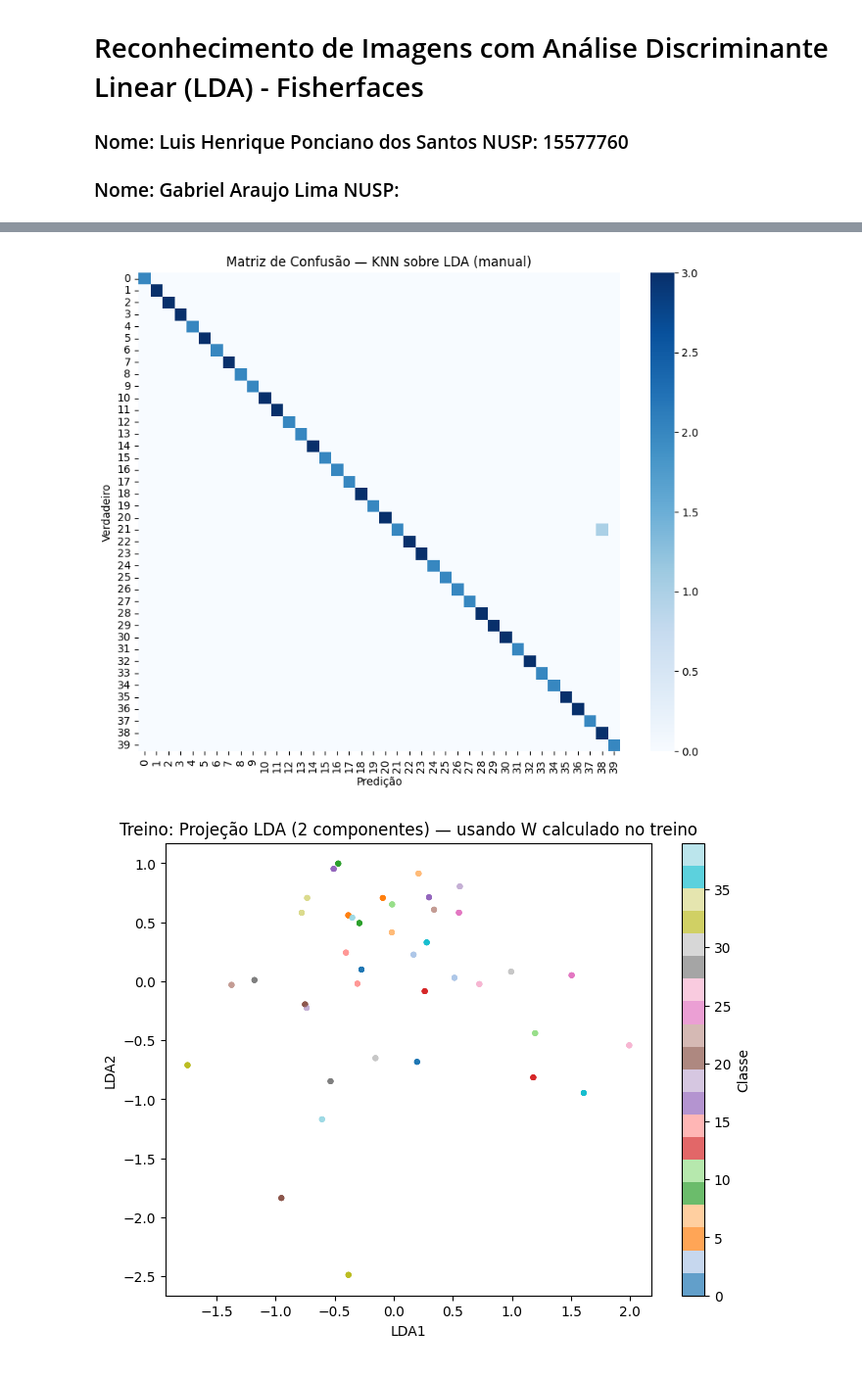
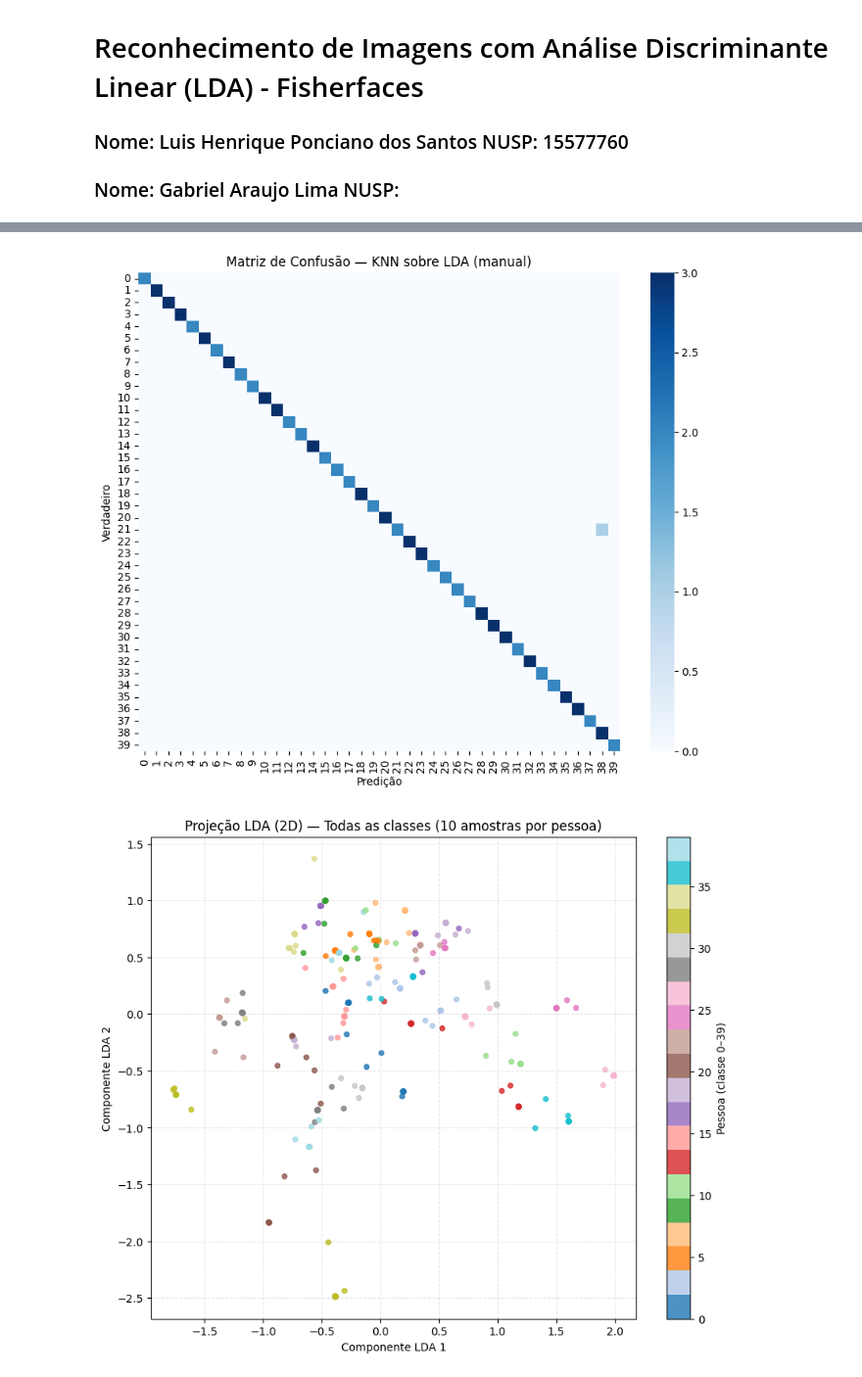
Before and after one commit to LuisHenriique/Fisher-faces-Linear-discriminant-analysis, a Jupyter notebook: main.ipynb, the cells around one changed output, grey strips where cells are left out. Shown: that part at 98% size. Cells and saved outputs as stored; diff of their text form; code cells hidden in the pictures.

```diff
--- a/main.ipynb
+++ b/main.ipynb
@@ -125,49 +149,54 @@ cm = confusion_matrix(y_test, y_pred)
 # 11) Plot da matriz de confusão (opcional, útil no relatório)
 plt.figure(figsize=(10,8))
 sns.heatmap(cm, cmap="Blues", annot=False, fmt="d")
 plt.title("Matriz de Confusão — KNN sobre LDA (manual)")
 plt.xlabel("Predição")
 plt.ylabel("Verdadeiro")
 plt.show()
 
-# 12) Visualização: primeiros 2 componentes (para inspecionar separação)
-if k >= 2:
-    plt.figure(figsize=(8,6))
-    scatter = plt.scatter(x_train_lda[:,0], x_train_lda[:,1], c=y_train, cmap='tab20', s=10, alpha=0.7)
-    plt.title("Treino: Projeção LDA (2 componentes) — usando W calculado no treino")
-    plt.xlabel("LDA1")
-    plt.ylabel("LDA2")
-    plt.colorbar(scatter, label="Classe")
-    plt.show()
+# ---- Projeção total (treino + teste) ----
+X_all_centered = np.vstack((x_train_centered, x_test_centered))
+y_all_labels = np.hstack((y_train, y_test))
 
+# Projetar para 2D (usando as duas primeiras componentes de W)
+X_lda_2D = X_all_centered @ W[:, :2]
 
-    X_plot = x_test_lda[:, :2] + np.random.normal(0, 0.002, x_test_lda[:, :2].shape)
+# Adicionar pequeno ruído visual para enxergar mais pontos de cada classe
+X_lda_2D_vis = X_lda_2D + np.random.normal(0, 0.002, X_lda_2D.shape)
 
-    # teste
-    plt.figure(figsize=(8,6))
-    scatter = plt.scatter(x_test_lda[:,0], x_test_lda[:,1], c=y_test, cmap='tab20', s=15, alpha=0.9)
-    plt.title("Teste: Projeção LDA (2 componentes) — usando W calculado no treino")
-    plt.xlabel("LDA1")
-    plt.ylabel("LDA2")
-    plt.colorbar(scatter, label="Classe")
-    plt.show()
+# ---- Plotar ----
+plt.figure(figsize=(10,8))
+scatter = plt.scatter(
+    X_lda_2D_vis[:,0],
+    X_lda_2D_vis[:,1],
+    c=y_all_labels,
+    cmap='tab20',
+    s=20,
+    alpha=0.8
+)
+plt.title("Projeção LDA (2D) — Todas as classes (10 amostras por pessoa)")
+plt.xlabel("Componente LDA 1")
+plt.ylabel("Componente LDA 2")
+plt.colorbar(scatter, label="Pessoa (classe 0-39)")
+plt.grid(True, linestyle='--', alpha=0.3)
+plt.show()
 # %% [output]
 Acurácia (KNN sobre LDA manual): 0.9900
 
 Classification report:
                precision    recall  f1-score   support
 
            0       1.00      1.00      1.00         2
            1       1.00      1.00      1.00         3
            2       1.00      1.00      1.00         3
            3       1.00      1.00      1.00         3
            4       1.00      1.00      1.00         2
            5       1.00      1.00      1.00         3
            6       1.00      1.00      1.00         2
 ... (33 lines left out)
 
     accuracy                           0.99       100
    macro avg       0.99      0.99      0.99       100
 weighted avg       0.99      0.99      0.99       100
 [figure]
-[figure, old version]
+[figure, new version]
```
Also changed, not shown: parts of 7 cells of this notebook, 2 other files.
